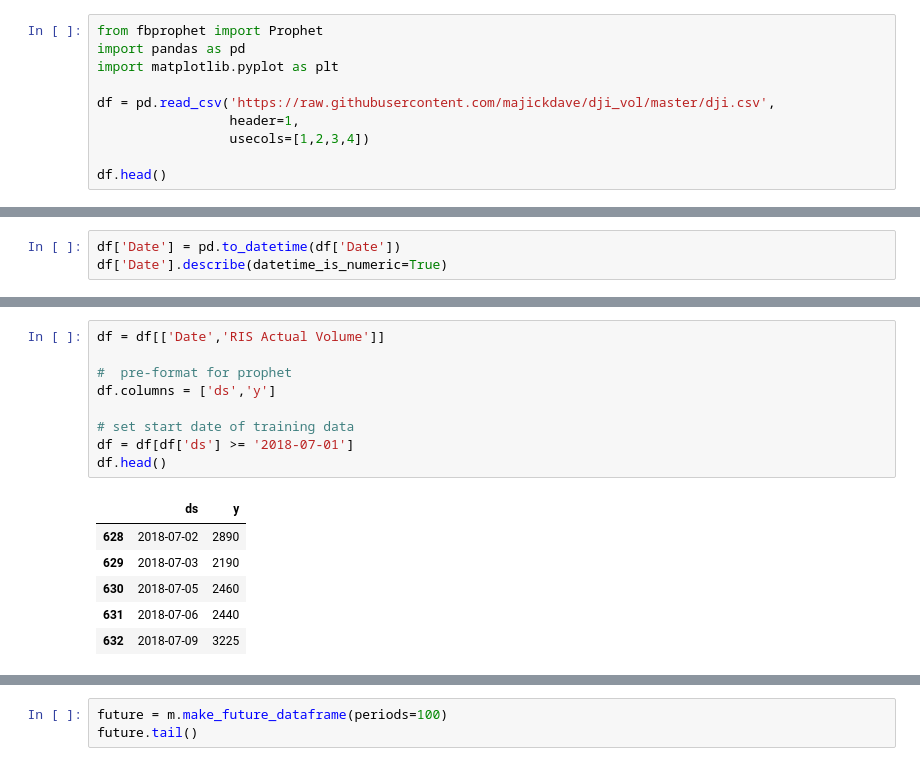
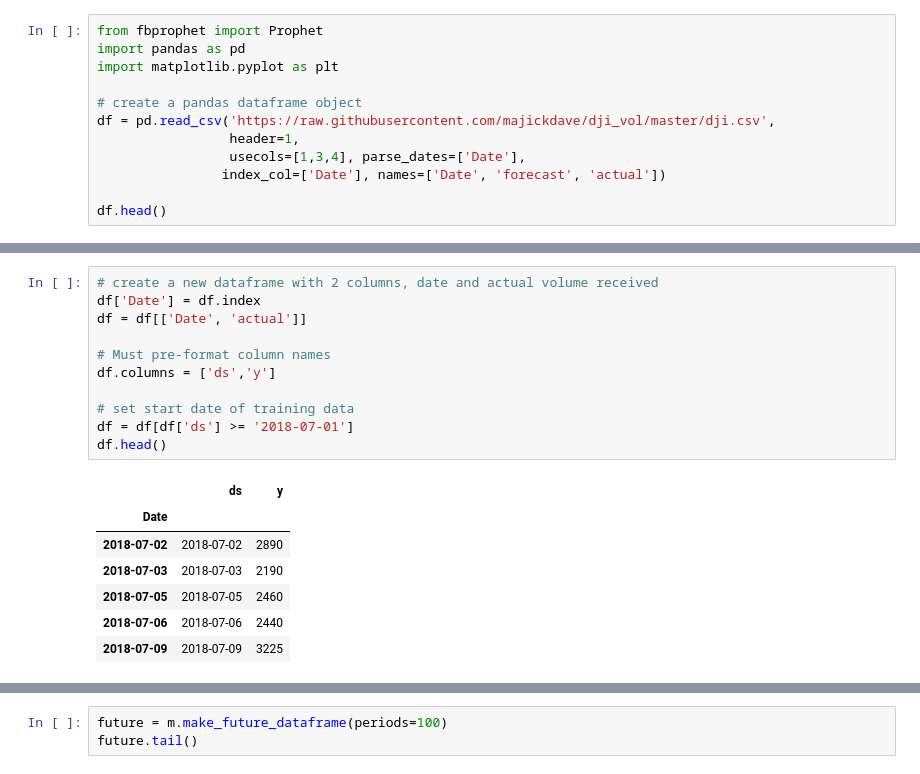
Before and after one commit to majickdave/dji_vol, a Jupyter notebook: prophet_model.ipynb, the cells around one changed output, grey strips where cells are left out. Cells and saved outputs as stored; diff of their text form.

```diff
--- a/prophet_model.ipynb
+++ b/prophet_model.ipynb
@@ -5,9 +17,11 @@ from fbprophet import Prophet
 import pandas as pd
 import matplotlib.pyplot as plt
 
+# create a pandas dataframe object
 df = pd.read_csv('https://raw.githubusercontent.com/majickdave/dji_vol/master/dji.csv',
                  header=1,
-                 usecols=[1,2,3,4])
+                 usecols=[1,3,4], parse_dates=['Date'],
+                index_col=['Date'], names=['Date', 'forecast', 'actual'])
 
 df.head()
 # %% [output]
@@ -22,3 +34,0 @@ df.head()
-# %%
-df['Date'] = pd.to_datetime(df['Date'])
-df['Date'].describe(datetime_is_numeric=True)
@@ -36,16 +59,19 @@ Name: Date, dtype: object
 # %%
-df = df[['Date','RIS Actual Volume']]
+# create a new dataframe with 2 columns, date and actual volume received
+df['Date'] = df.index
+df = df[['Date', 'actual']]
 
-#  pre-format for prophet
+# Must pre-format column names
 df.columns = ['ds','y']
 
 # set start date of training data
 df = df[df['ds'] >= '2018-07-01']
 df.head()
 # %% [output]
 |  | ds | y |
-| 628 | 2018-07-02 | 2890 |
-| 629 | 2018-07-03 | 2190 |
-| 630 | 2018-07-05 | 2460 |
-| 631 | 2018-07-06 | 2440 |
-| 632 | 2018-07-09 | 3225 |
+| Date |  |  |
+| 2018-07-02 | 2018-07-02 | 2890 |
+| 2018-07-03 | 2018-07-03 | 2190 |
+| 2018-07-05 | 2018-07-05 | 2460 |
+| 2018-07-06 | 2018-07-06 | 2440 |
+| 2018-07-09 | 2018-07-09 | 3225 |
```
Also changed, not shown: parts of 39 cells of this notebook, 1 other file.
